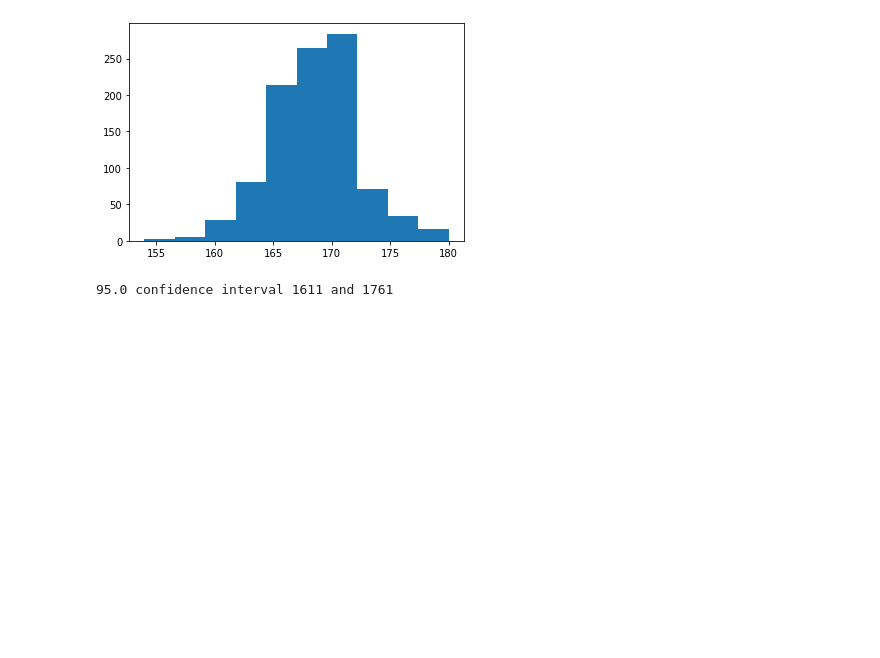
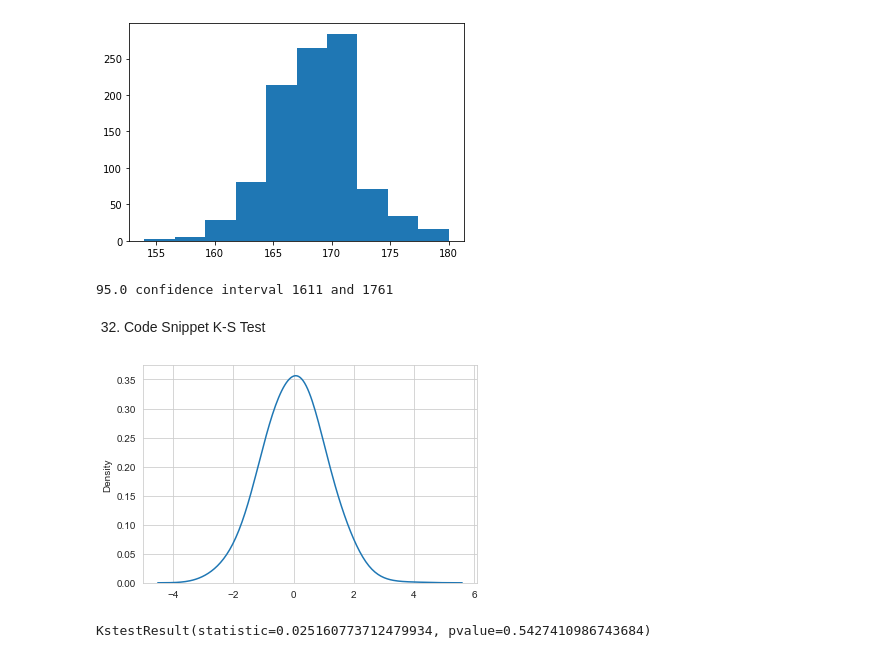
Before and after one commit to Piyush-Choudhary3757/AppliedAI-Machine-Learning-Online-Course, a Jupyter notebook: Module 2_ Data Science_ Exploratory Data Analysis and Data Visualization/3. Probability and Statistics/1MY_code.ipynb, the cells around one changed output. Drawn from its saved outputs; the diff is of its cells as text; code cells hidden in the pictures; blank space fills up the shorter version.

```diff
--- a/Module 2_ Data Science_ Exploratory Data Analysis and Data Visualization/3. Probability and Statistics/1MY_code.ipynb
+++ b/Module 2_ Data Science_ Exploratory Data Analysis and Data Visualization/3. Probability and Statistics/1MY_code.ipynb
@@ -38,3 +38,23 @@ print("%.1f confidence interval %.f1 and %.f1" % (alpha*100,lower,upper))
 # %% [output]
 [figure]
 95.0 confidence interval 1611 and 1761
+# %% [markdown]
+32. Code Snippet K-S Test
+# %%
+#K-S Test
+import numpy as np
+import seaborn as sns
+from scipy import stats
+import matplotlib.pyplot as plt
+
+#genrate a gaussian r.v X
+x = stats.norm.rvs(size=1000);
+sns.set_style("whitegrid")
+sns.kdeplot(np.array(x), bw =0.5)
+plt.show()
+# %% [output]
+[figure, added]
+# %%
+stats.kstest(x, "norm")
+# %% [output]
+KstestResult(statistic=0.025160773712479934, pvalue=0.5427410986743684)
```
Also changed, not shown: parts of 1 cell of this notebook.
